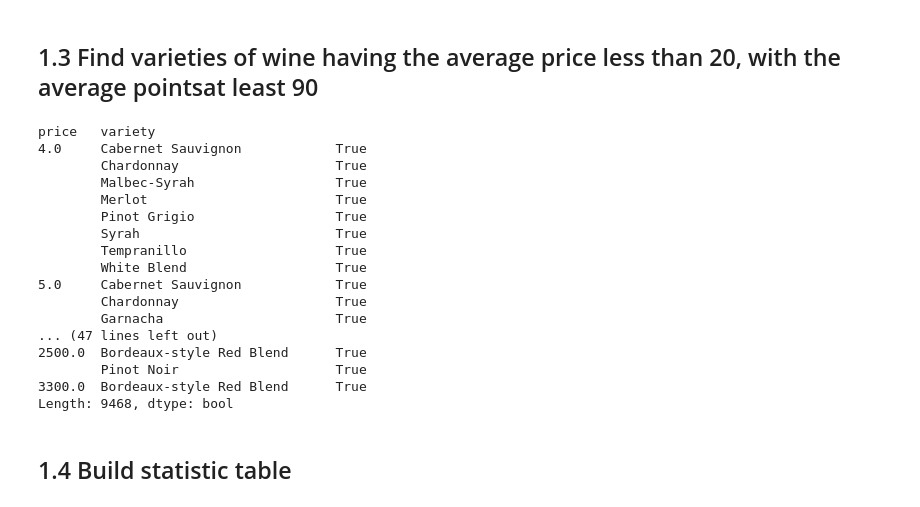
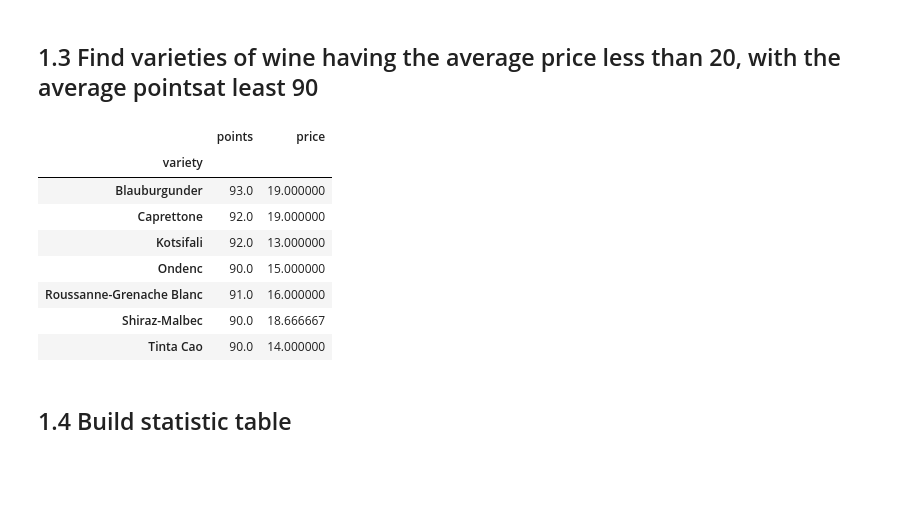
Before and after one commit to karantarika/python, a Jupyter notebook: Task1.ipynb, the cells around one changed output. Cells and saved outputs as stored; diff of their text form; code cells hidden in the pictures; blank space fills up the shorter version.

```diff
--- a/Task1.ipynb
+++ b/Task1.ipynb
@@ -124,26 +124,19 @@ Name: variety, dtype: int64
 # %%
 # write your code here
 # you may use functions such as groupby()
 
-data_set.groupby(['price','variety']).mean().groupby(['price','variety']).size()<20
+df1=data_set.groupby(['variety']).mean()
+df1.loc[(df1['price']<20)&(df1['points']>=90)]
 # %% [output]
-price   variety
-4.0     Cabernet Sauvignon            True
-        Chardonnay                    True
-        Malbec-Syrah                  True
-        Merlot                        True
-        Pinot Grigio                  True
-        Syrah                         True
-        Tempranillo                   True
-        White Blend                   True
-5.0     Cabernet Sauvignon            True
-        Chardonnay                    True
-        Garnacha                      True
-... (47 lines left out)
-2500.0  Bordeaux-style Red Blend      True
-        Pinot Noir                    True
-3300.0  Bordeaux-style Red Blend      True
-Length: 9468, dtype: bool
+|  | points | price |
+| variety |  |  |
+| Blauburgunder | 93.0 | 19.000000 |
+| Caprettone | 92.0 | 19.000000 |
+| Kotsifali | 92.0 | 13.000000 |
+| Ondenc | 90.0 | 15.000000 |
+| Roussanne-Grenache Blanc | 91.0 | 16.000000 |
+| Shiraz-Malbec | 90.0 | 18.666667 |
+| Tinta Cao | 90.0 | 14.000000 |
 # %% [markdown]
 ## 1.4 Build statistic table
 # %%
```
Also changed, not shown: parts of 2 cells of this notebook.
